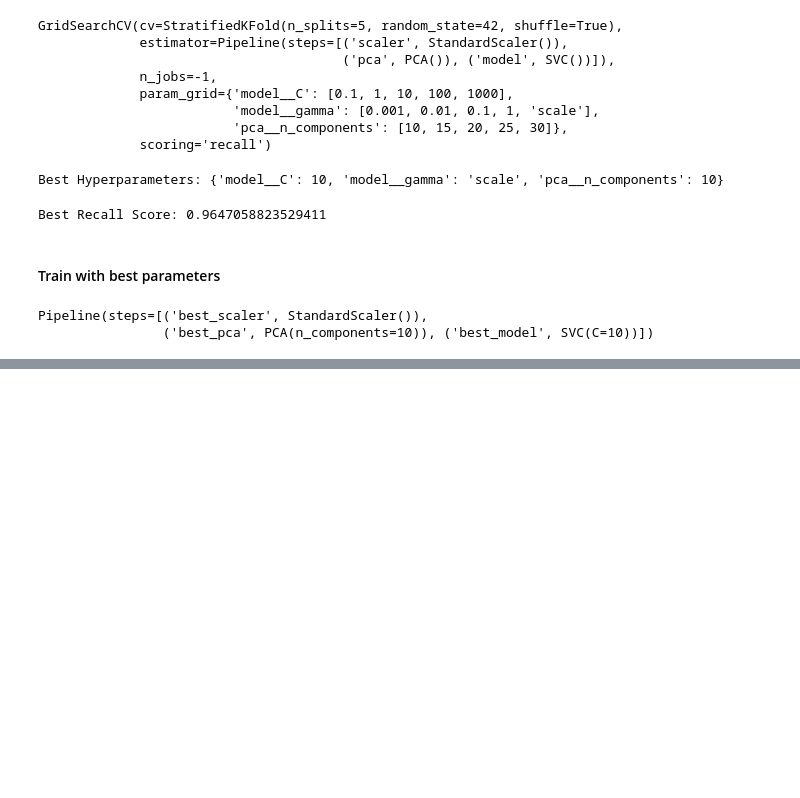
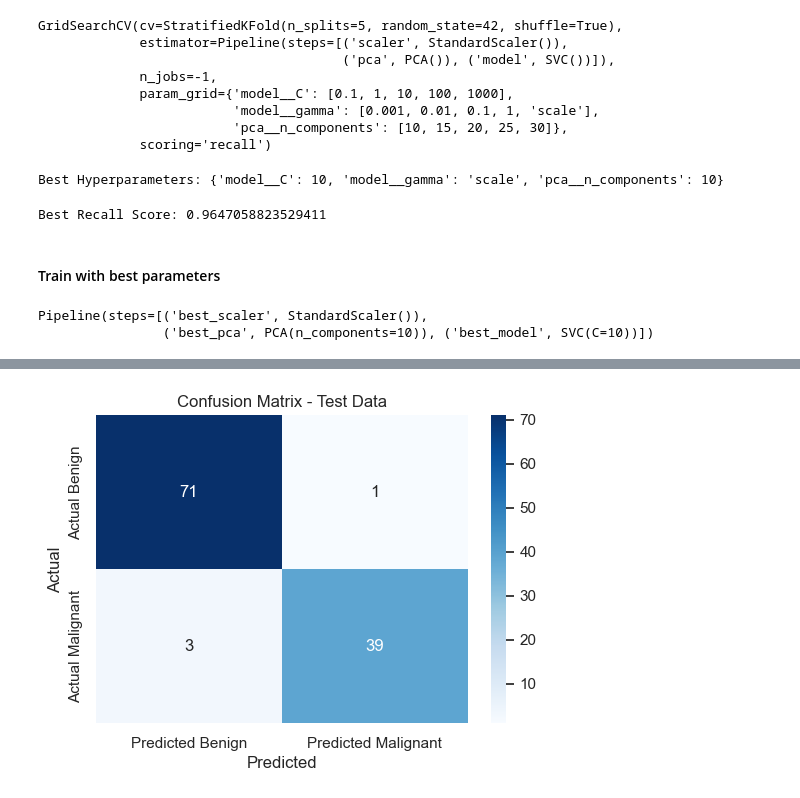
Before and after one commit to Dilshan7704/Breast-Cancer-Diagnosis-Analysis, a Jupyter notebook: Breast_cancer_anlaysis.ipynb, the cells around one changed output, grey strips where cells are left out. Saved outputs shown, nothing was run; the diff lists cells and outputs as text; code cells hidden in the pictures; blank space fills up the shorter version.

```diff
--- a/Breast_cancer_anlaysis.ipynb
+++ b/Breast_cancer_anlaysis.ipynb
@@ -341,0 +398,20 @@ Pipeline(steps=[('best_scaler', StandardScaler()),
+# %%
+# confusion matrix
+conf_matrix_test = confusion_matrix(y_test, y_test_pred)
+conf_matrix_test
+
+#heatmap for confusion matrix test data
+plt.figure(figsize=(6, 4))
+sns.heatmap(
+    conf_matrix_test,
+    annot=True,
+    fmt='d',
+    cmap='Blues',
+    xticklabels=['Predicted Benign', 'Predicted Malignant'],
+    yticklabels=['Actual Benign', 'Actual Malignant'])
+plt.title('Confusion Matrix - Test Data')
+plt.xlabel('Predicted')
+plt.ylabel('Actual')
+plt.show()
+# %% [output]
+[figure, added]
```
Also changed, not shown: parts of 8 cells of this notebook.
